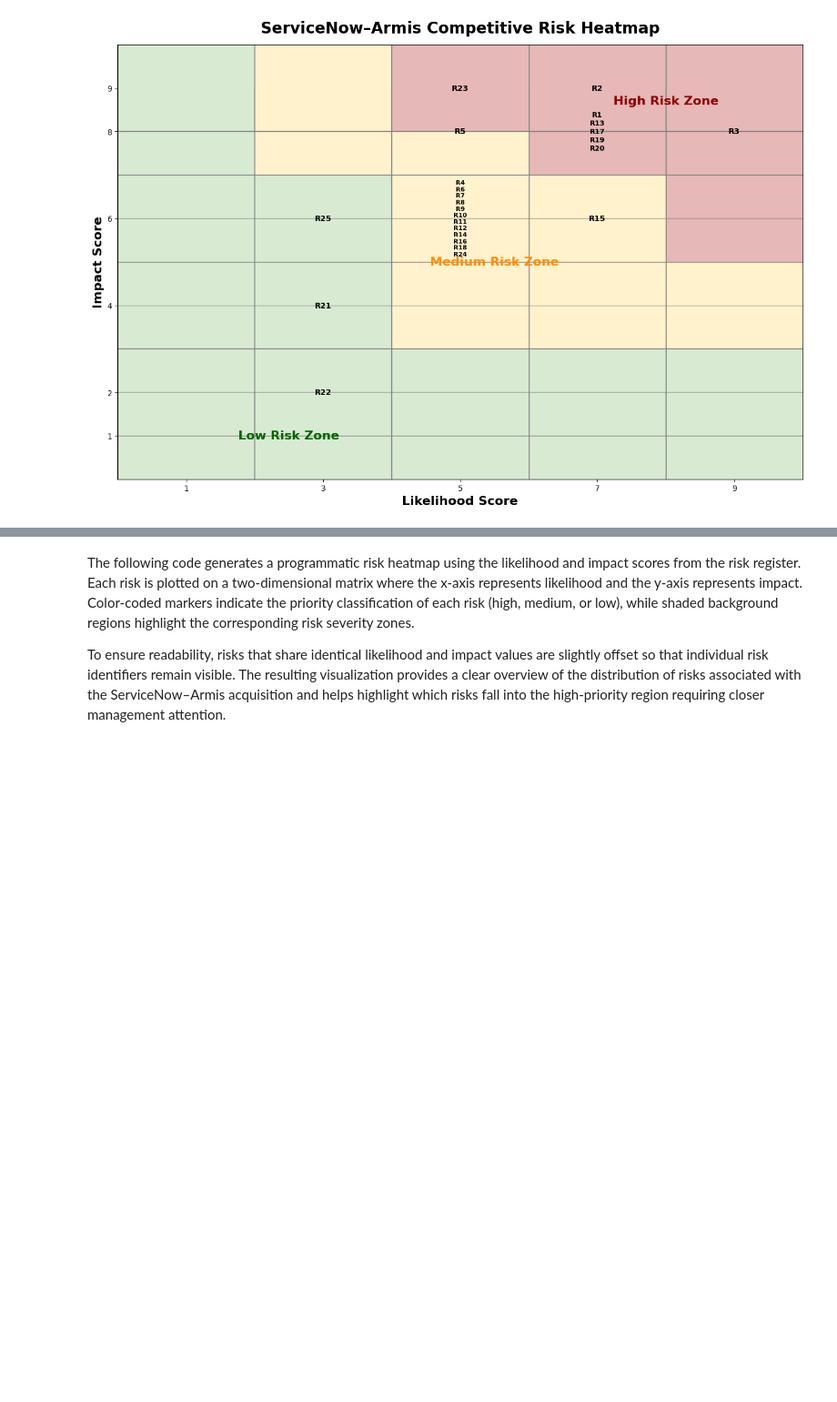
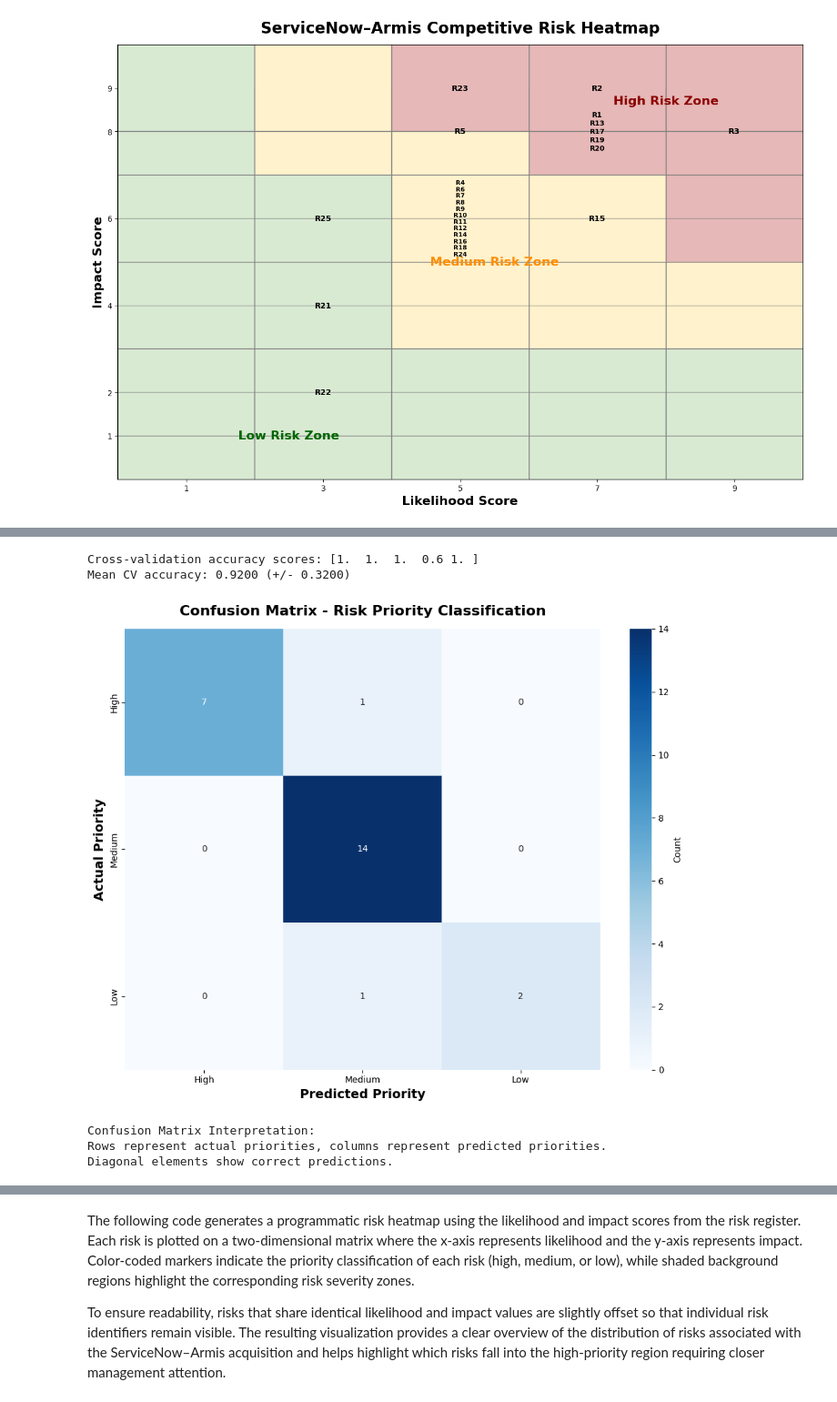
Before and after one commit to lawrence-dass/ALY6130-Risk-Management-for-Analytics, a Jupyter notebook: module_3/assignment_3/ALY_6130_M3_Assignment_updated.ipynb, the cells around one changed output, grey strips where cells are left out. Shown at 91% size. Cells and saved outputs as stored; diff of their text form; code cells hidden in the pictures; blank space fills up the shorter version.

```diff
--- a/module_3/assignment_3/ALY_6130_M3_Assignment_updated.ipynb
+++ b/module_3/assignment_3/ALY_6130_M3_Assignment_updated.ipynb
@@ -55,3 +66,13 @@ Saving ALY.6130_Group4_Module3_Risk_Assessment_updated.xlsx to ALY.6130_Group4_M
+# %%
+# Load the Excel file - works both in Colab (with upload) and locally
+try:
+    # Try to import Colab files module
+    from google.colab import files
+    uploaded = files.upload()
+    file_name = list(uploaded.keys())[0]
+except (ModuleNotFoundError, ImportError):
+    # Fallback to local file if not in Colab
+    file_name = 'ALY.6130_Group4_Module3_Risk_Assessment_updated.xlsx'
 # %% [markdown]
 The Excel workbook containing the completed risk register is uploaded into the notebook so it can be accessed programmatically. The uploaded file name is captured dynamically to ensure the dataset can be loaded correctly regardless of how the file is saved in the environment.
 # %%
@@ -206,0 +302,43 @@ plt.show()
+# %%
+# Cross-validation to evaluate model performance
+# Using StratifiedKFold to ensure balanced class distribution in each fold
+# With 25 samples, we use 5-fold CV (5 samples per fold)
+
+cv = StratifiedKFold(n_splits=5, shuffle=True, random_state=42)
+
+# Perform cross-validation
+cv_scores = cross_val_score(clf, X, y, cv=cv, scoring='accuracy')
+
+print(f"Cross-validation accuracy scores: {cv_scores}")
+print(f"Mean CV accuracy: {cv_scores.mean():.4f} (+/- {cv_scores.std() * 2:.4f})")
+
+# Get cross-validation predictions for confusion matrix
+y_pred_cv = cross_val_predict(clf, X, y, cv=cv)
+# %% [output]
+Cross-validation accuracy scores: [1.  1.  1.  0.6 1. ]
+Mean CV accuracy: 0.9200 (+/- 0.3200)
+# %%
+# Generate and visualize confusion matrix
+
+cm = confusion_matrix(y, y_pred_cv, labels=['H', 'M', 'L'])
+
+# Create visualization
+plt.figure(figsize=(10, 8))
+sns.heatmap(cm, annot=True, fmt='d', cmap='Blues',
+            xticklabels=['High', 'Medium', 'Low'],
+            yticklabels=['High', 'Medium', 'Low'],
+            cbar_kws={'label': 'Count'})
+plt.title('Confusion Matrix - Risk Priority Classification', fontsize=16, fontweight='bold', pad=15)
+plt.xlabel('Predicted Priority', fontsize=14, fontweight='bold')
+plt.ylabel('Actual Priority', fontsize=14, fontweight='bold')
+plt.tight_layout()
+plt.show()
+
+print("\nConfusion Matrix Interpretation:")
+print("Rows represent actual priorities, columns represent predicted priorities.")
+print("Diagonal elements show correct predictions.")
+# %% [output]
+[figure, added]
+Confusion Matrix Interpretation:
+Rows represent actual priorities, columns represent predicted priorities.
+Diagonal elements show correct predictions.
```
Also changed, not shown: parts of 8 cells of this notebook, 2 other files.
